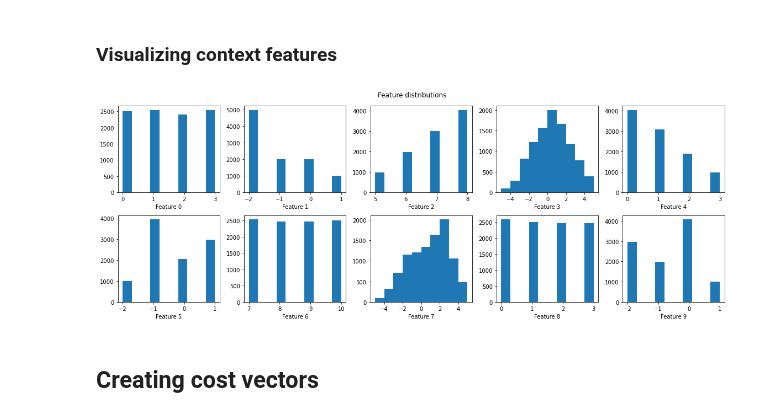
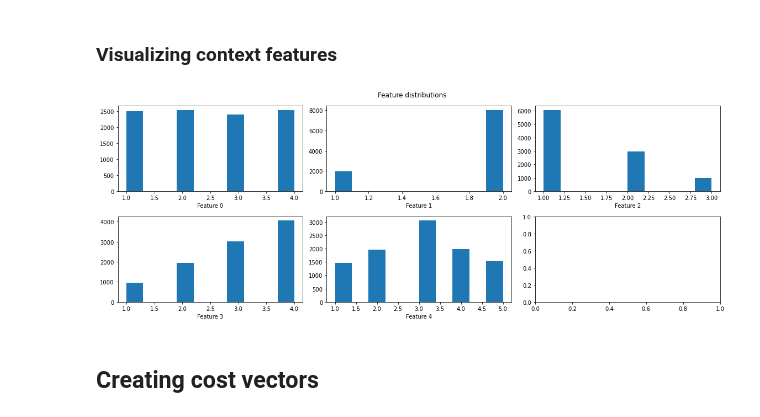
Before and after one commit to saeedghoorchian/NCC-Bandits, a Jupyter notebook: experiments/synthetic/1_synthetic_data_creation.ipynb, the cells around one changed output. Saved outputs shown, nothing was run; the diff lists cells and outputs as text; code cells hidden in the pictures.

```diff
--- a/experiments/synthetic/1_synthetic_data_creation.ipynb
+++ b/experiments/synthetic/1_synthetic_data_creation.ipynb
@@ -31,3 +35,7 @@ np.random.seed(42)
+# %%
+TIME_POINTS = 10000
+NUM_FEATURES = 5
+N_ARMS = 5
 # %% [markdown]
 ## Creating context vectors
 # %%
@@ -89,3 +53,0 @@ feature_config = {
-# %%
-TIME_POINTS = 10000
-NUM_FEATURES = 10
@@ -110,14 +116,14 @@ contexts, contexts.shape
 # %% [markdown]
 ### Visualizing context features
 # %%
-fig, axs = plt.subplots(2, NUM_FEATURES//2, figsize=(16,6))
+fig, axs = plt.subplots(2, math.ceil(NUM_FEATURES/2), figsize=(16,6))
 for i, ax in zip(range(NUM_FEATURES), axs.flatten()):
     ax.hist(contexts[:, i])
     ax.set_xlabel(f"Feature {i}")
 fig.suptitle('Feature distributions')
 plt.tight_layout()
 # %% [output]
-[figure, old version]
+[figure, new version]
 # %% [markdown]
 ## Creating cost vectors
 # %%
```
Also changed, not shown: parts of 28 cells of this notebook, 5 other files.
